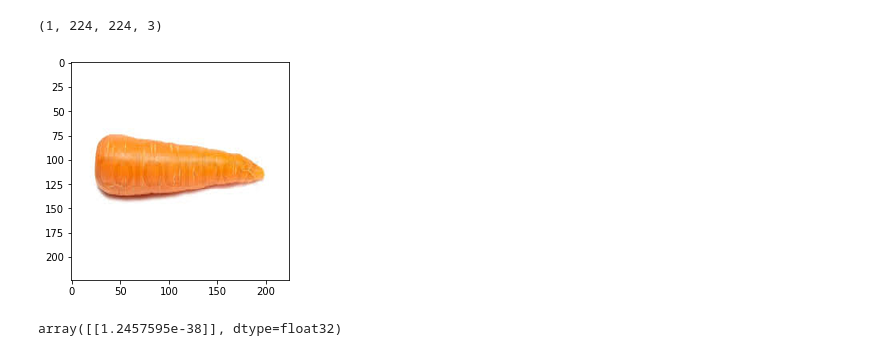
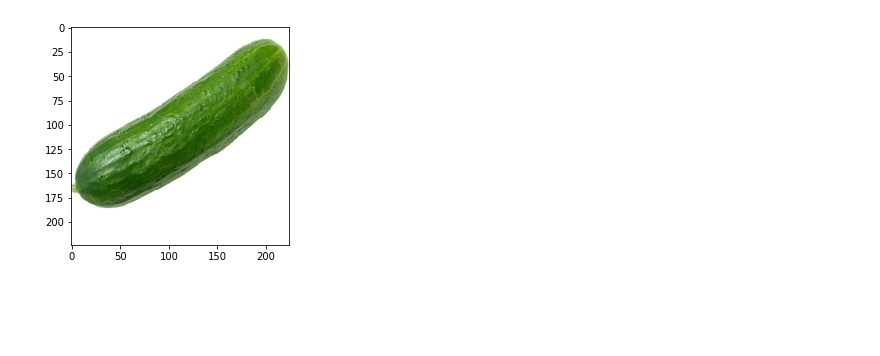
Before and after one commit to pranavsuresh7/carrot-or-cuccumber-inceptionv3, a Jupyter notebook: carrot or cuccumber.ipynb, the cells around one changed output. Saved outputs shown, nothing was run; the diff lists cells and outputs as text; code cells hidden in the pictures; blank space fills up the shorter version.

```diff
--- a/carrot or cuccumber.ipynb
+++ b/carrot or cuccumber.ipynb
@@ -130,7 +128,7 @@ for i,layer in enumerate(base_model.layers):
 311 avg_pool
 312 predictions
 # %%
-X = base_model.get_layer('conv2d_179').output
+X = base_model.get_layer('conv2d_85').output
 # %%
 X = GlobalAveragePooling2D()(X)
 X = Dense(256,activation='relu')(X)
@@ -169,14 +168,9 @@ Epoch 10/10
 <keras.callbacks.History at 0x...>
 # %%
-any_im = train_x[np.random.randint(len(train_x))]
+any_im = train_x[np.random.randint(len(train_x))] # taking a random image from the folder and predicting it
 plt.imshow(any_im)
-any_im = np.expand_dims(any_im, axis=0)
-print (any_im.shape)
-valpred = model.predict(x=any_im)
+x=image.img_to_array(any_im)
+x=preprocess_input(x).reshape(1,224,224,3)
+prediction=model.predict(x)
 # %% [output]
-(1, 224, 224, 3)
-[figure, old version]
+[figure, new version]
-# %%
-valpred
-# %% [output]
-array([[1.2457595e-38]], dtype=float32)
```
Also changed, not shown: parts of 37 cells of this notebook.
